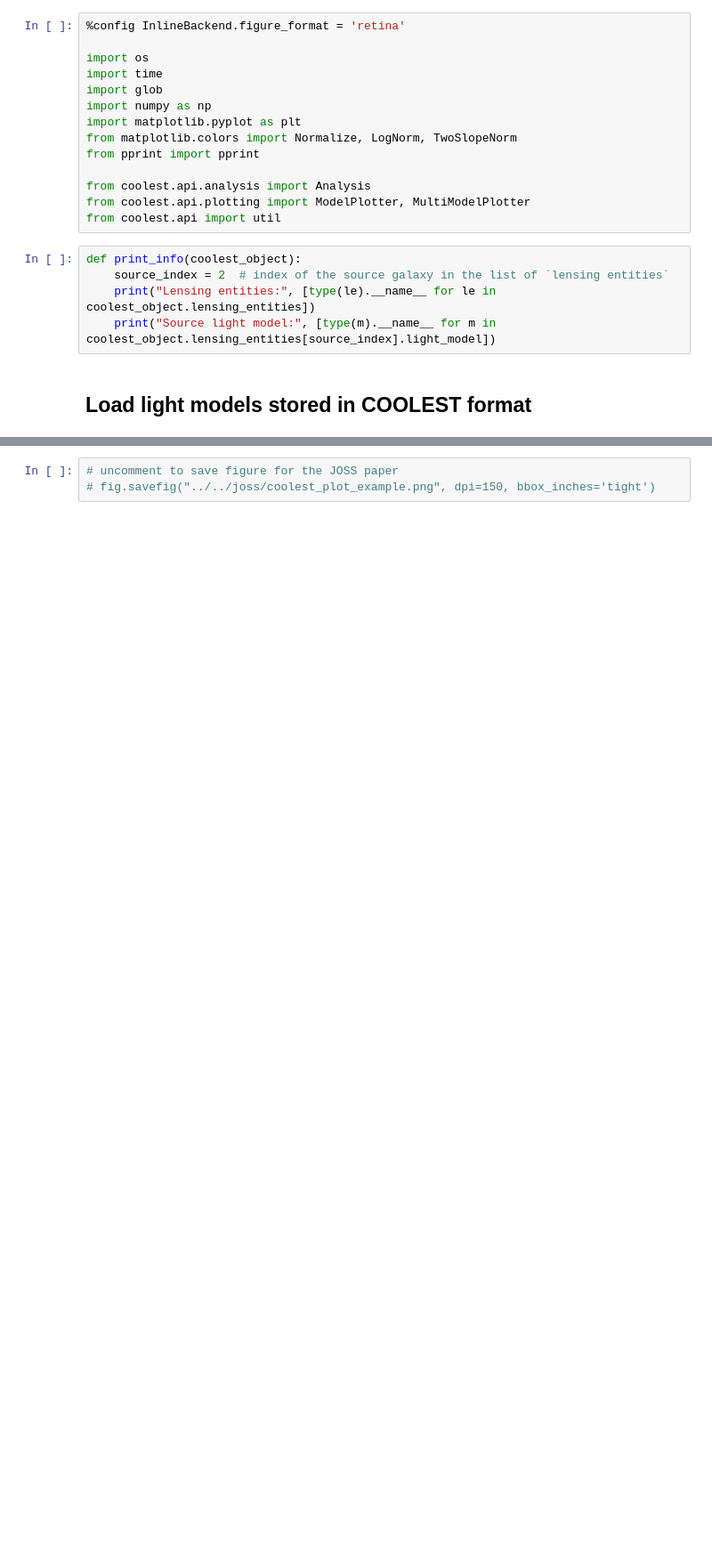
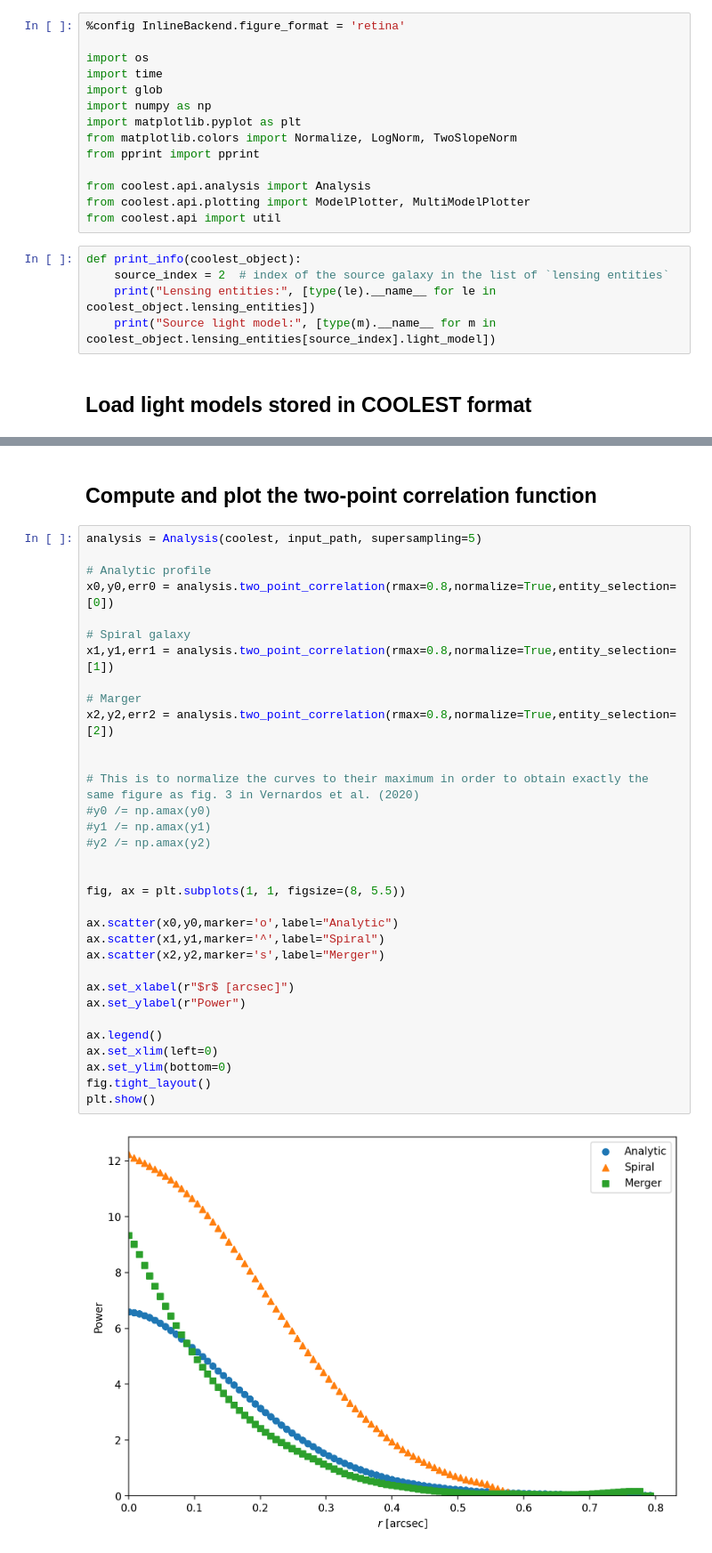
Before and after one commit to aymgal/COOLEST, a Jupyter notebook: docs/notebooks/05-test_two_point_correlation.ipynb, the cells around one changed output, grey strips where cells are left out. Shown at 89% size. Saved outputs shown, nothing was run; the diff lists cells and outputs as text; blank space fills up the shorter version.

Commit message:
Two point correlation function fully implemented with working example.

```diff
--- a/docs/notebooks/05-test_two_point_correlation.ipynb
+++ b/docs/notebooks/05-test_two_point_correlation.ipynb
@@ -219,3 +58,37 @@ WARNING:root:Found NaN values in image prior to convolution; there are replaced
-# %%
-# uncomment to save figure for the JOSS paper
-# fig.savefig("../../joss/coolest_plot_example.png", dpi=150, bbox_inches='tight')
+# %% [markdown]
+## Compute and plot the two-point correlation function
+# %%
+analysis = Analysis(coolest, input_path, supersampling=5)
+
+# Analytic profile
+x0,y0,err0 = analysis.two_point_correlation(rmax=0.8,normalize=True,entity_selection=[0])
+
+# Spiral galaxy
+x1,y1,err1 = analysis.two_point_correlation(rmax=0.8,normalize=True,entity_selection=[1])
+
+# Marger
+x2,y2,err2 = analysis.two_point_correlation(rmax=0.8,normalize=True,entity_selection=[2])
+
+
+# This is to normalize the curves to their maximum in order to obtain exactly the same figure as fig. 3 in Vernardos et al. (2020)
+#y0 /= np.amax(y0)
+#y1 /= np.amax(y1)
+#y2 /= np.amax(y2)
+
+
+fig, ax = plt.subplots(1, 1, figsize=(8, 5.5))
+
+ax.scatter(x0,y0,marker='o',label="Analytic")
+ax.scatter(x1,y1,marker='^',label="Spiral")
+ax.scatter(x2,y2,marker='s',label="Merger")
+
+ax.set_xlabel(r"$r$ [arcsec]")
+ax.set_ylabel(r"Power")
+
+ax.legend()
+ax.set_xlim(left=0)
+ax.set_ylim(bottom=0)
+fig.tight_layout()
+plt.show()
+# %% [output]
+[figure, added]
```
Also changed, not shown: parts of 19 cells of this notebook, 3 other files.
